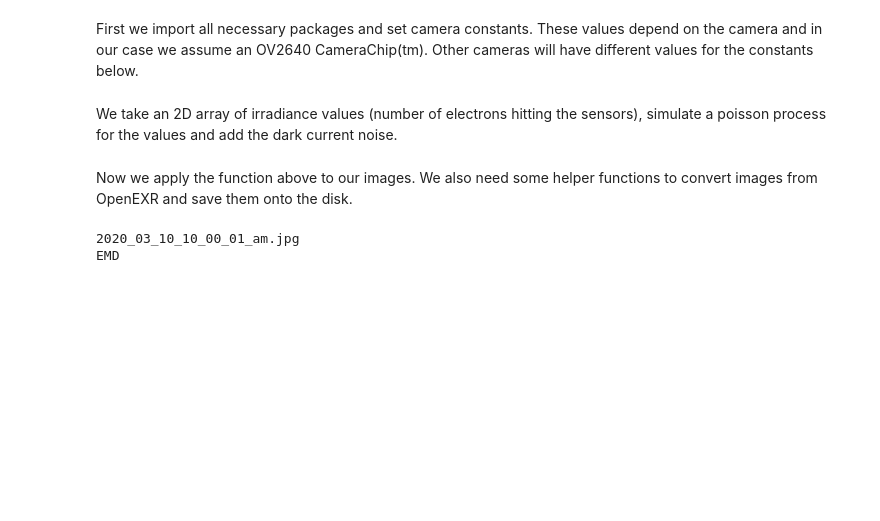
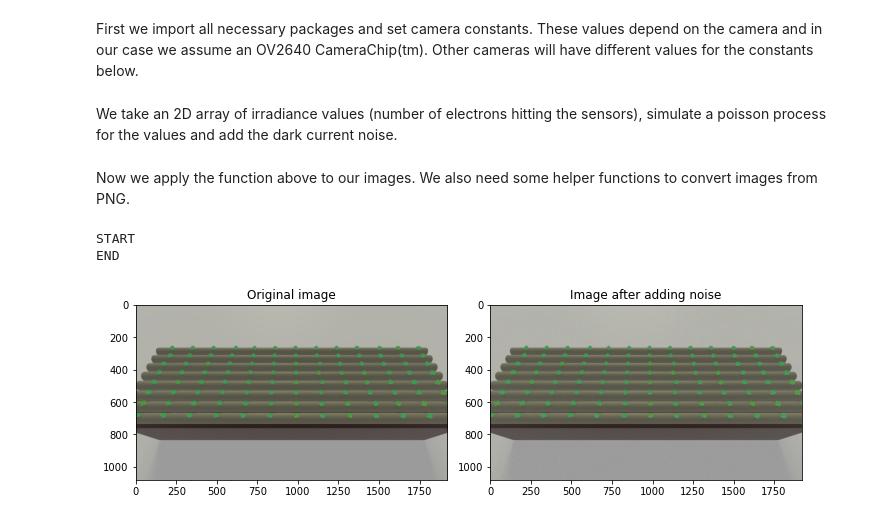
Before and after one commit to ccc-frankfurt/aisel-hands-on, a Jupyter notebook: notebooks/NoiseModel.ipynb, the cells around one changed output. Cells and saved outputs as stored; diff of their text form; code cells hidden in the pictures; blank space fills up the shorter version.

Commit message:
remove openexr dependency and other small changes

```diff
--- a/notebooks/NoiseModel.ipynb
+++ b/notebooks/NoiseModel.ipynb
@@ -73,4 +72,4 @@ def add_camera_noise(input_irrad_photons,
 
     return adu
 # %% [markdown]
-Now we apply the function above to our images. We also need some helper functions to convert images from OpenEXR and save them onto the disk.
+Now we apply the function above to our images. We also need some helper functions to convert images from PNG.
@@ -129,9 +76,35 @@ def add_noise_to_image(file_path):
+# %%
+def convert_from_image_file(file_path):
+    image = Image.open(file_path)
+    pixels = list(image.getdata())
+    width, height = image.size
+    pixels = np.array([pixels[i * width:(i + 1) * width] for i in range(height)])
+    return pixels
+
+def add_noise_to_image(file_path):
+    # If other image formats are used write a similar function to convert the image
+    # from file to a 2D array with RGB color values
+    pixel_data = convert_from_image_file(file_path)
+
+    # calculate number of electrons hitting the sensor and apply noise model
+    number_of_electrons_per_pixel = pixel_data / QUANTUM_EFFICIENCY_CAMERA / SENSITIVITY_CAMERA
+    pixel_data_noisy = add_camera_noise(number_of_electrons_per_pixel)
+
+    # save the clean and the noisy image as PNG next to the original version
+    fig,ax = plt.subplots(1, 2, figsize=(10, 10))
+    ax[0].imshow(pixel_data)
+    ax[0].set_title("Original image")
+    ax[1].imshow(pixel_data_noisy)
+    ax[1].set_title("Image after adding noise")
+    plt.tight_layout()
+    fig.canvas.draw()
 # %%
-# we take every image in the current directory ending with "File Ending" and apply our noise model
-for file in glob.glob(f"*{FILE_ENDING}"):
-    print(file)
+print("START")
+# we take every image in the data directory ending with the right and apply our noise model
+for file in glob.glob(f"../data/*{FILE_ENDING}"):
     add_noise_to_image(file_path=file)
-print("EMD")
+print("END")
 # %% [output]
-2020_03_10_10_00_01_am.jpg
-EMD
+START
+END
+[figure, added]
```
Also changed, not shown: parts of 3 cells of this notebook, 1 other file.
